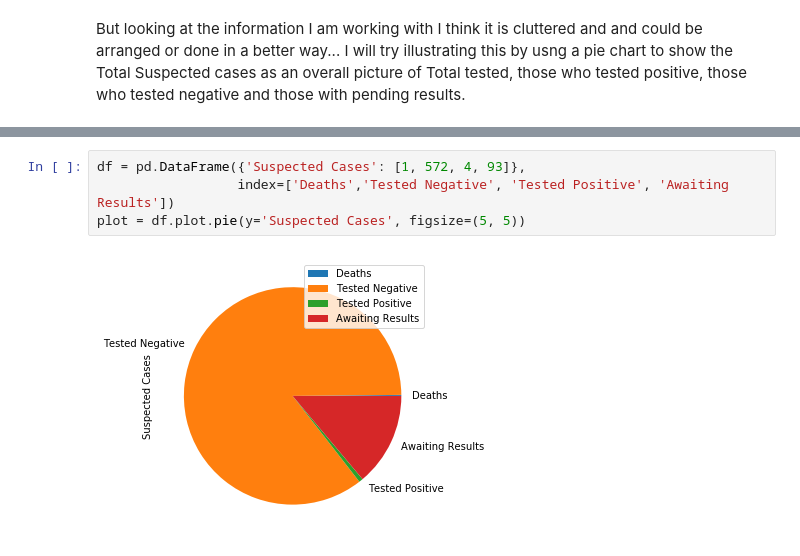
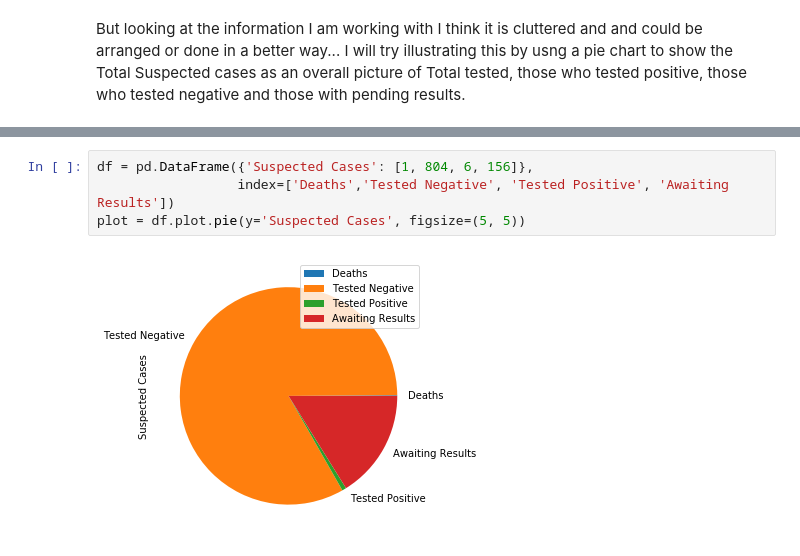
Before and after one commit to Mmusi/COVID-19-Botswana, a Jupyter notebook: COVID-19-BOTSWANA.ipynb, the cells around one changed output, grey strips where cells are left out. Saved outputs shown, nothing was run; the diff lists cells and outputs as text.

```diff
--- a/COVID-19-BOTSWANA.ipynb
+++ b/COVID-19-BOTSWANA.ipynb
@@ -177,6 +181,6 @@ frame3
 # %%
-df = pd.DataFrame({'Suspected Cases': [1, 572, 4, 93]},
+df = pd.DataFrame({'Suspected Cases': [1, 804, 6, 156]},
                   index=['Deaths','Tested Negative', 'Tested Positive', 'Awaiting Results'])
 plot = df.plot.pie(y='Suspected Cases', figsize=(5, 5))
 # %% [output]
-[figure, old version]
+[figure, new version]
```
Also changed, not shown: parts of 9 cells of this notebook.
